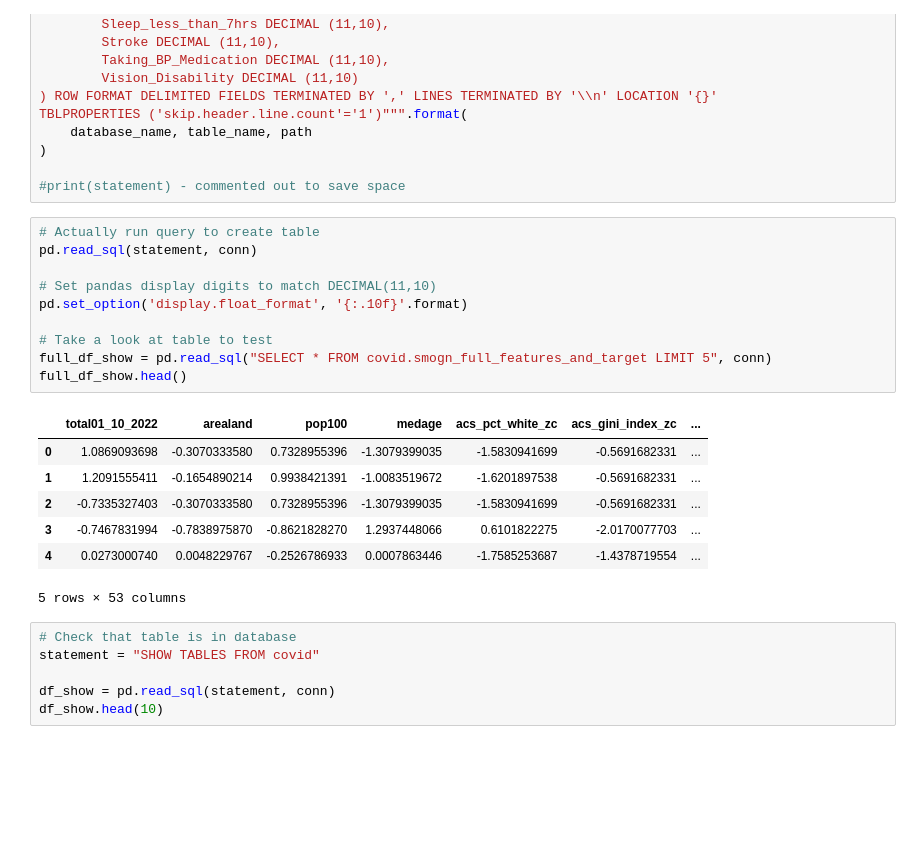
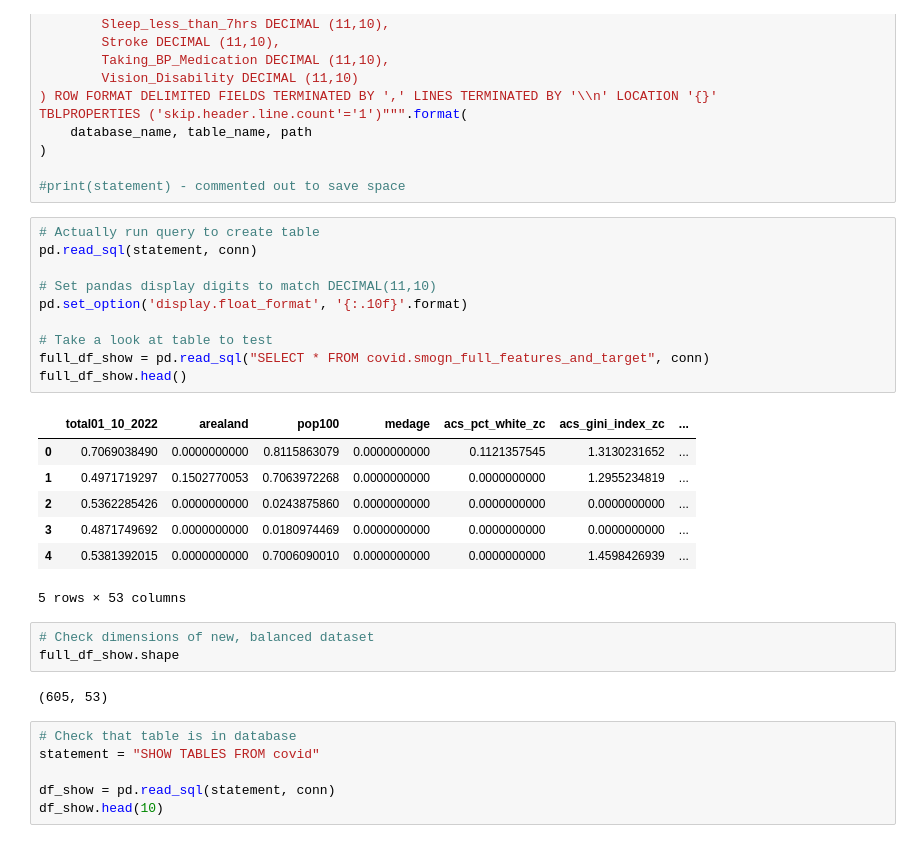
Before and after one commit to shailja-somani-0/ADS-508-Team-2, a Jupyter notebook: team2-ads508.ipynb, the cells around one changed output. Saved outputs shown, nothing was run; the diff lists cells and outputs as text; blank space fills up the shorter version.

Commit message:
update code to save SMOGN df

```diff
--- a/team2-ads508.ipynb
+++ b/team2-ads508.ipynb
@@ -1093,21 +1093,26 @@ TBLPROPERTIES ('skip.header.line.count'='1')""".format(
 # %%
 # Actually run query to create table
 pd.read_sql(statement, conn)
 
 # Set pandas display digits to match DECIMAL(11,10)
 pd.set_option('display.float_format', '{:.10f}'.format)
 
 # Take a look at table to test
-full_df_show = pd.read_sql("SELECT * FROM covid.smogn_full_features_and_target LIMIT 5", conn)
+full_df_show = pd.read_sql("SELECT * FROM covid.smogn_full_features_and_target", conn)
 full_df_show.head()
 # %% [output]
 |  | total01_10_2022 | arealand | pop100 | medage | acs_pct_white_zc | acs_gini_index_zc | ... |
-| 0 | 1.0869093698 | -0.3070333580 | 0.7328955396 | -1.3079399035 | -1.5830941699 | -0.5691682331 | ... |
-| 1 | 1.2091555411 | -0.1654890214 | 0.9938421391 | -1.0083519672 | -1.6201897538 | -0.5691682331 | ... |
-| 2 | -0.7335327403 | -0.3070333580 | 0.7328955396 | -1.3079399035 | -1.5830941699 | -0.5691682331 | ... |
-| 3 | -0.7467831994 | -0.7838975870 | -0.8621828270 | 1.2937448066 | 0.6101822275 | -2.0170077703 | ... |
-| 4 | 0.0273000740 | 0.0048229767 | -0.2526786933 | 0.0007863446 | -1.7585253687 | -1.4378719554 | ... |
+| 0 | 0.7069038490 | 0.0000000000 | 0.8115863079 | 0.0000000000 | 0.1121357545 | 1.3130231652 | ... |
+| 1 | 0.4971719297 | 0.1502770053 | 0.7063972268 | 0.0000000000 | 0.0000000000 | 1.2955234819 | ... |
+| 2 | 0.5362285426 | 0.0000000000 | 0.0243875860 | 0.0000000000 | 0.0000000000 | 0.0000000000 | ... |
+| 3 | 0.4871749692 | 0.0000000000 | 0.0180974469 | 0.0000000000 | 0.0000000000 | 0.0000000000 | ... |
+| 4 | 0.5381392015 | 0.0000000000 | 0.7006090010 | 0.0000000000 | 0.0000000000 | 1.4598426939 | ... |
 5 rows × 53 columns
+# %%
+# Check dimensions of new, balanced dataset
+full_df_show.shape
+# %% [output]
+(605, 53)
 # %%
 # Check that table is in database
 statement = "SHOW TABLES FROM covid"
```
